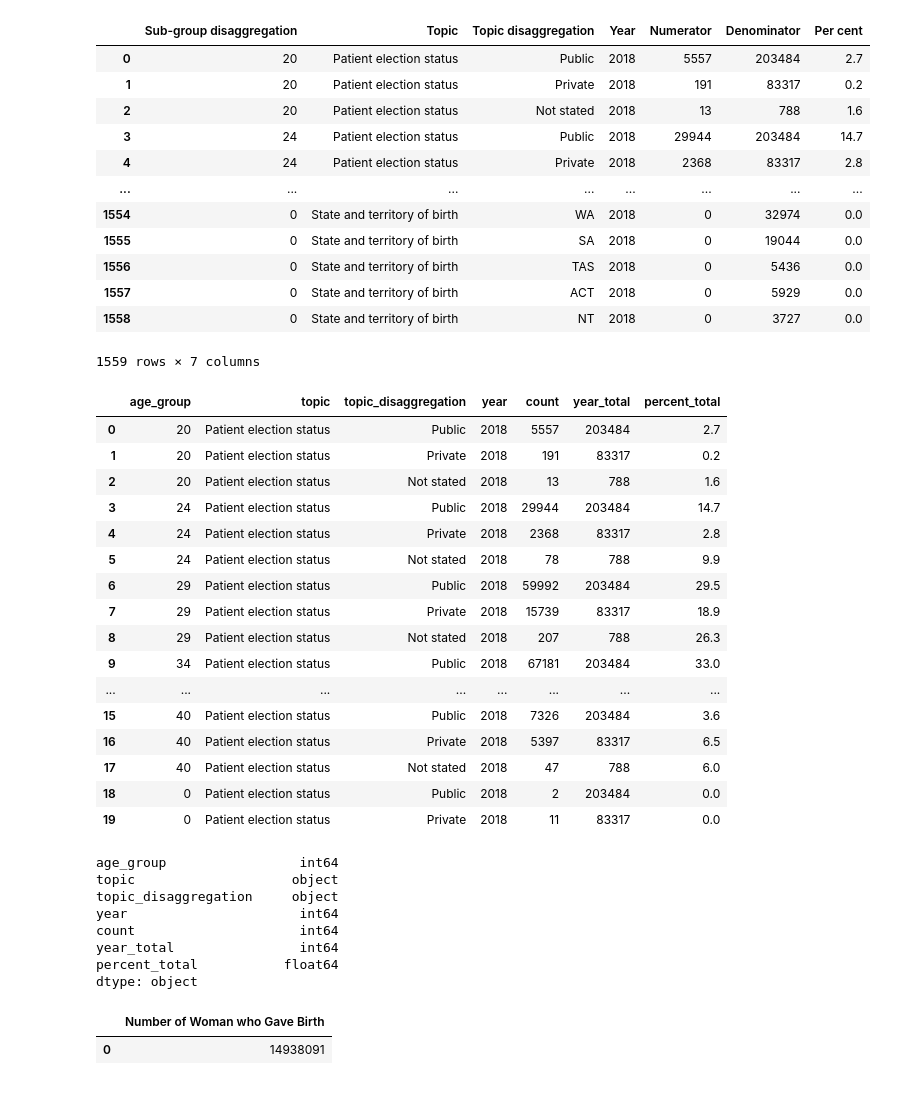
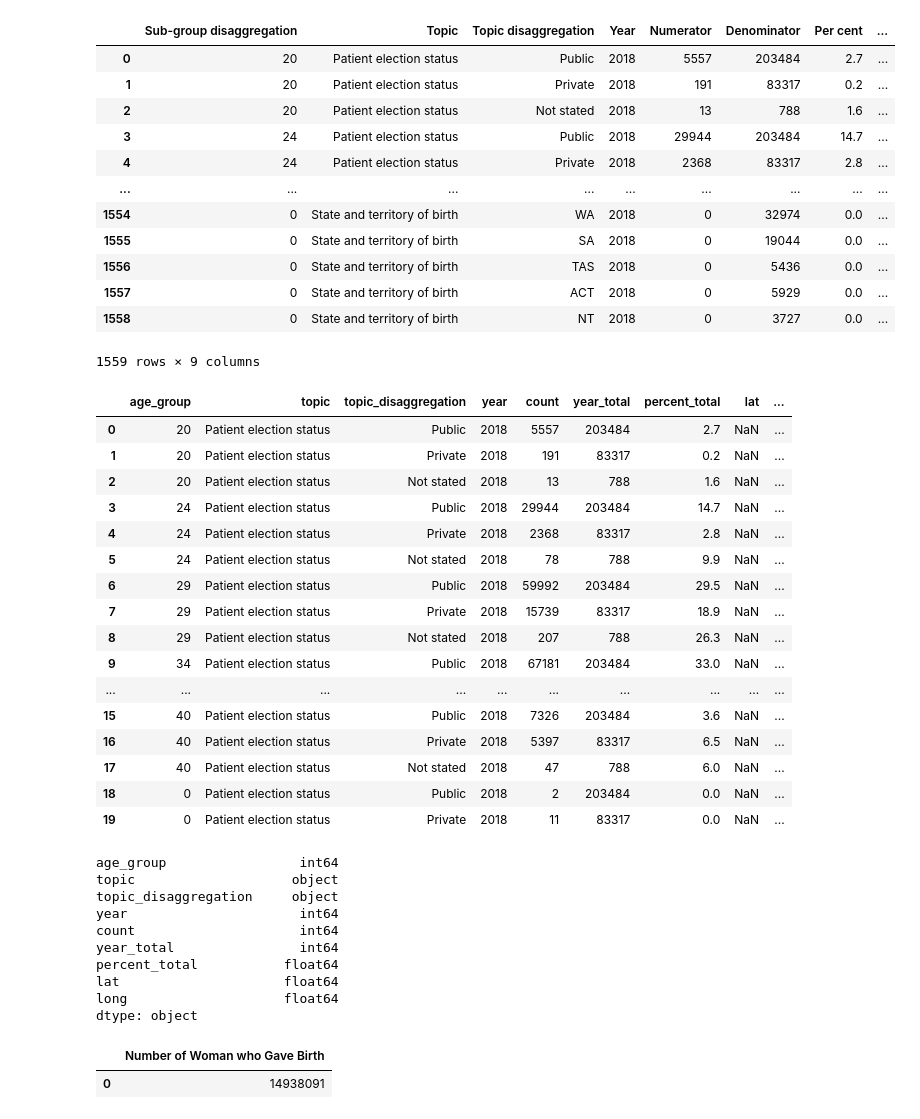
Before and after one commit to KirstieMcCown/finalproject, a Jupyter notebook: data_cleaning/mothers.ipynb, the cells around one changed output. Cells and saved outputs as stored; diff of their text form; code cells hidden in the pictures.

```diff
--- a/data_cleaning/mothers.ipynb
+++ b/data_cleaning/mothers.ipynb
@@ -51,24 +53,24 @@ memory usage: 134.1+ KB
 # %%
 # Remove any unnecessary columns from df
-columns_list = ['Sub-group disaggregation', 'Topic','Topic disaggregation', 'Year', 'Numerator','Denominator', 'Per cent']
+columns_list = ['Sub-group disaggregation', 'Topic','Topic disaggregation', 'Year', 'Numerator','Denominator', 'Per cent', 'lat', 'long']
 
 
 mothers = table_df[columns_list].copy()
 mothers
 # %% [output]
-|  | Sub-group disaggregation | Topic | Topic disaggregation | Year | Numerator | Denominator | Per cent |
-| 0 | 20 | Patient election status | Public | 2018 | 5557 | 203484 | 2.7 |
-| 1 | 20 | Patient election status | Private | 2018 | 191 | 83317 | 0.2 |
-| 2 | 20 | Patient election status | Not stated | 2018 | 13 | 788 | 1.6 |
-| 3 | 24 | Patient election status | Public | 2018 | 29944 | 203484 | 14.7 |
-| 4 | 24 | Patient election status | Private | 2018 | 2368 | 83317 | 2.8 |
-| ... | ... | ... | ... | ... | ... | ... | ... |
-| 1554 | 0 | State and territory of birth | WA | 2018 | 0 | 32974 | 0.0 |
-| 1555 | 0 | State and territory of birth | SA | 2018 | 0 | 19044 | 0.0 |
-| 1556 | 0 | State and territory of birth | TAS | 2018 | 0 | 5436 | 0.0 |
-| 1557 | 0 | State and territory of birth | ACT | 2018 | 0 | 5929 | 0.0 |
-| 1558 | 0 | State and territory of birth | NT | 2018 | 0 | 3727 | 0.0 |
+|  | Sub-group disaggregation | Topic | Topic disaggregation | Year | Numerator | Denominator | Per cent | ... |
+| 0 | 20 | Patient election status | Public | 2018 | 5557 | 203484 | 2.7 | ... |
+| 1 | 20 | Patient election status | Private | 2018 | 191 | 83317 | 0.2 | ... |
+| 2 | 20 | Patient election status | Not stated | 2018 | 13 | 788 | 1.6 | ... |
+| 3 | 24 | Patient election status | Public | 2018 | 29944 | 203484 | 14.7 | ... |
+| 4 | 24 | Patient election status | Private | 2018 | 2368 | 83317 | 2.8 | ... |
+| ... | ... | ... | ... | ... | ... | ... | ... | ... |
+| 1554 | 0 | State and territory of birth | WA | 2018 | 0 | 32974 | 0.0 | ... |
+| 1555 | 0 | State and territory of birth | SA | 2018 | 0 | 19044 | 0.0 | ... |
+| 1556 | 0 | State and territory of birth | TAS | 2018 | 0 | 5436 | 0.0 | ... |
+| 1557 | 0 | State and territory of birth | ACT | 2018 | 0 | 5929 | 0.0 | ... |
+| 1558 | 0 | State and territory of birth | NT | 2018 | 0 | 3727 | 0.0 | ... |
-1559 rows × 7 columns
+1559 rows × 9 columns
 # %%
 # Rename columns
 
@@ -76,23 +78,23 @@ mothers_df = mothers.rename(columns={"Sub-group disaggregation" : "age_group", "
 
 mothers_df.head(20)
 # %% [output]
-|  | age_group | topic | topic_disaggregation | year | count | year_total | percent_total |
-| 0 | 20 | Patient election status | Public | 2018 | 5557 | 203484 | 2.7 |
-| 1 | 20 | Patient election status | Private | 2018 | 191 | 83317 | 0.2 |
-| 2 | 20 | Patient election status | Not stated | 2018 | 13 | 788 | 1.6 |
-| 3 | 24 | Patient election status | Public | 2018 | 29944 | 203484 | 14.7 |
-| 4 | 24 | Patient election status | Private | 2018 | 2368 | 83317 | 2.8 |
-| 5 | 24 | Patient election status | Not stated | 2018 | 78 | 788 | 9.9 |
-| 6 | 29 | Patient election status | Public | 2018 | 59992 | 203484 | 29.5 |
-| 7 | 29 | Patient election status | Private | 2018 | 15739 | 83317 | 18.9 |
-| 8 | 29 | Patient election status | Not stated | 2018 | 207 | 788 | 26.3 |
-| 9 | 34 | Patient election status | Public | 2018 | 67181 | 203484 | 33.0 |
-| ... | ... | ... | ... | ... | ... | ... | ... |
-| 15 | 40 | Patient election status | Public | 2018 | 7326 | 203484 | 3.6 |
-| 16 | 40 | Patient election status | Private | 2018 | 5397 | 83317 | 6.5 |
-| 17 | 40 | Patient election status | Not stated | 2018 | 47 | 788 | 6.0 |
-| 18 | 0 | Patient election status | Public | 2018 | 2 | 203484 | 0.0 |
-| 19 | 0 | Patient election status | Private | 2018 | 11 | 83317 | 0.0 |
+|  | age_group | topic | topic_disaggregation | year | count | year_total | percent_total | lat | ... |
+| 0 | 20 | Patient election status | Public | 2018 | 5557 | 203484 | 2.7 | NaN | ... |
+| 1 | 20 | Patient election status | Private | 2018 | 191 | 83317 | 0.2 | NaN | ... |
+| 2 | 20 | Patient election status | Not stated | 2018 | 13 | 788 | 1.6 | NaN | ... |
+| 3 | 24 | Patient election status | Public | 2018 | 29944 | 203484 | 14.7 | NaN | ... |
+| 4 | 24 | Patient election status | Private | 2018 | 2368 | 83317 | 2.8 | NaN | ... |
+| 5 | 24 | Patient election status | Not stated | 2018 | 78 | 788 | 9.9 | NaN | ... |
+| 6 | 29 | Patient election status | Public | 2018 | 59992 | 203484 | 29.5 | NaN | ... |
+| 7 | 29 | Patient election status | Private | 2018 | 15739 | 83317 | 18.9 | NaN | ... |
+| 8 | 29 | Patient election status | Not stated | 2018 | 207 | 788 | 26.3 | NaN | ... |
+| 9 | 34 | Patient election status | Public | 2018 | 67181 | 203484 | 33.0 | NaN | ... |
+| ... | ... | ... | ... | ... | ... | ... | ... | ... | ... |
+| 15 | 40 | Patient election status | Public | 2018 | 7326 | 203484 | 3.6 | NaN | ... |
+| 16 | 40 | Patient election status | Private | 2018 | 5397 | 83317 | 6.5 | NaN | ... |
+| 17 | 40 | Patient election status | Not stated | 2018 | 47 | 788 | 6.0 | NaN | ... |
+| 18 | 0 | Patient election status | Public | 2018 | 2 | 203484 | 0.0 | NaN | ... |
+| 19 | 0 | Patient election status | Private | 2018 | 11 | 83317 | 0.0 | NaN | ... |
 # %%
 # Check and change data types if required
 mothers_df.dtypes
@@ -104,6 +106,8 @@ year                      int64
 count                     int64
 year_total                int64
 percent_total           float64
+lat                     float64
+long                    float64
 dtype: object
 # %%
 # Count the total number of woman who gave birth between 2010 and 2018
```
Also changed, not shown: parts of 5 cells of this notebook, 10 other files.
